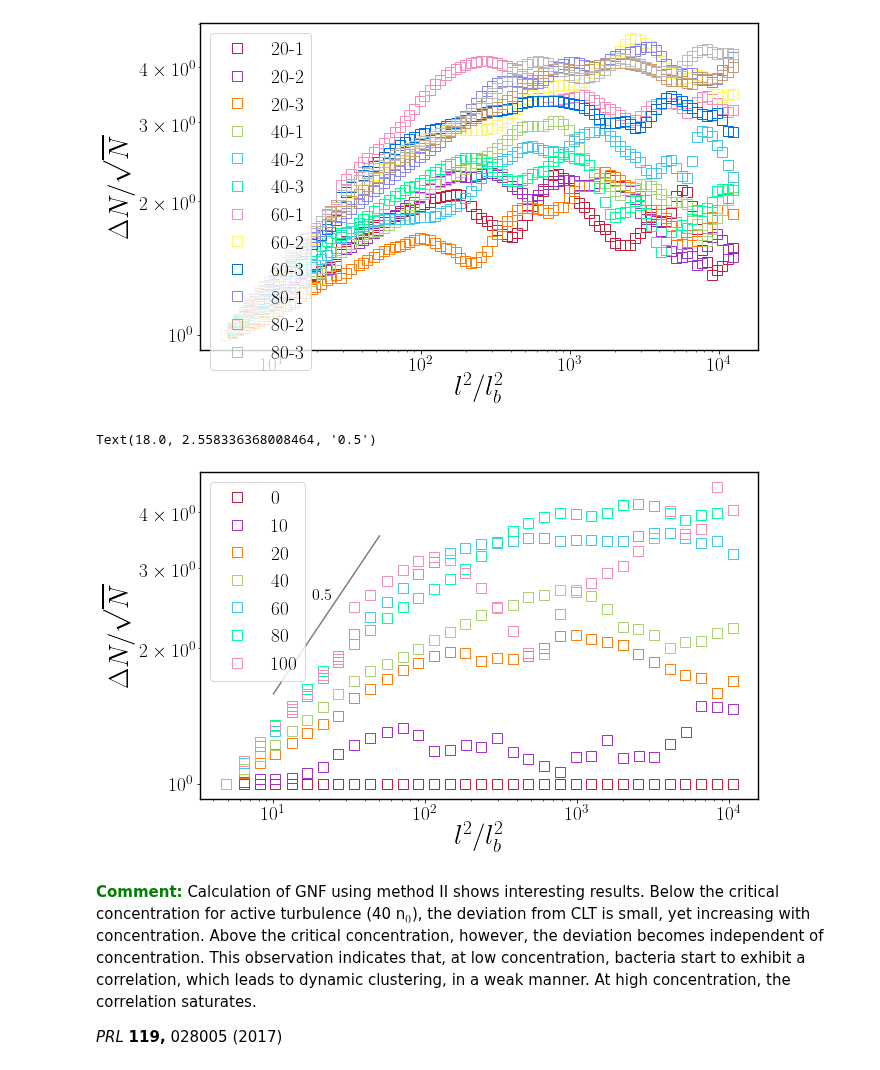
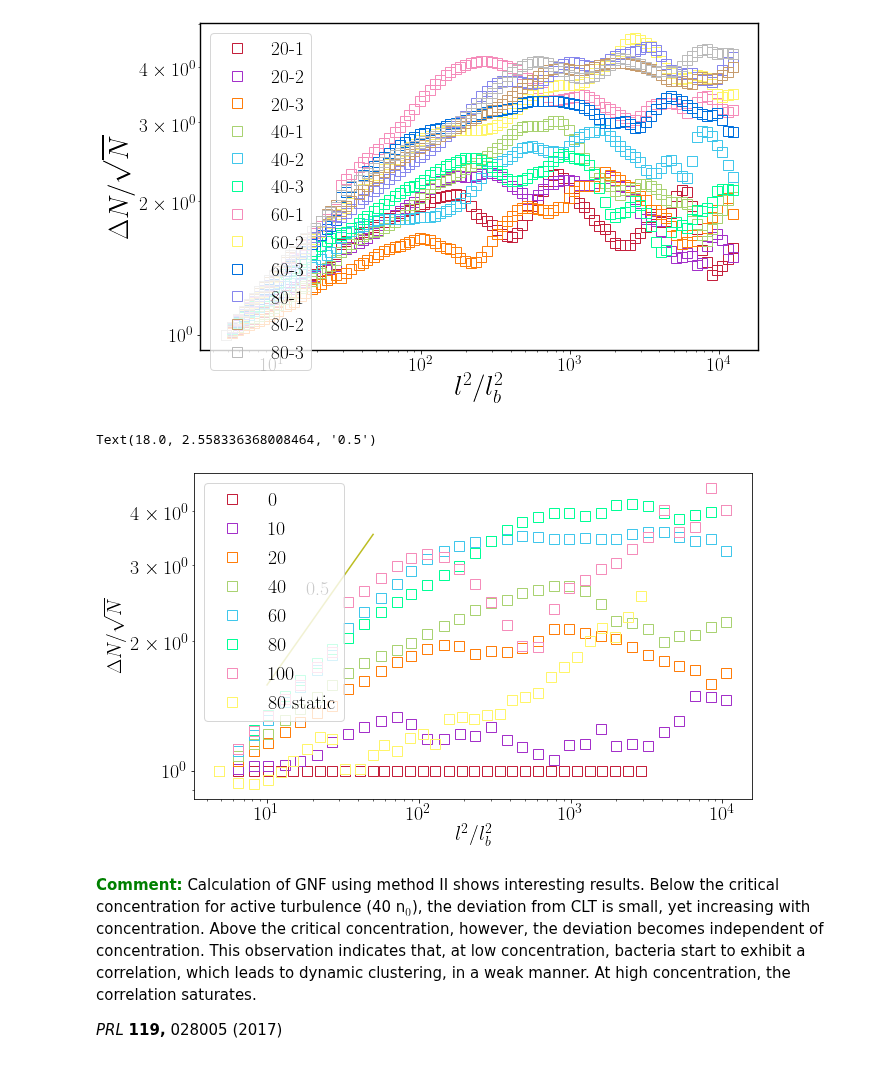
Before and after one commit to ZLoverty/Python, a Jupyter notebook: Correlation/src/fig-2_GNF.ipynb, the cells around one changed output. Saved outputs shown, nothing was run; the diff lists cells and outputs as text; code cells hidden in the pictures.

```diff
--- a/Correlation/src/fig-2_GNF.ipynb
+++ b/Correlation/src/fig-2_GNF.ipynb
@@ -22,7 +22,7 @@ from matplotlib_scalebar.scalebar import SI_LENGTH
 import matplotlib
 import pandas as pd
 matplotlib.rcParams['text.usetex'] = True
-matplotlib.rcParams['font.size'] = 16
+matplotlib.rcParams['font.size'] = 20
 matplotlib.rcParams['figure.figsize'] = 10, 6
 matplotlib.rcParams['font.family'] = 'serif'
 # %% [markdown]
@@ -307,7 +307,7 @@ Text(0, 0.5, '$\\Delta N/\\sqrt{N}$')
 [figure]
 # %%
 # Combine measurements at same concentration (20, 40, 60, 80)
-master_folder = r'D:\Wei\02042020\df2nobp_result'
+master_folder = r'E:\moreData\02042020\df2nobp_result'
 names = next(os.walk(master_folder))[1]
 data = {}
 count = {}
@@ -334,7 +334,7 @@ k += 1
 
 # 10 n0 curve
 names = ['10n0']
-master_folder = r'D:\Data\03032020\df2nobp_result'
+master_folder = r'E:\moreData\03032020\df2nobp_result'
 for name in names:
     subdata = pd.read_csv(os.path.join(master_folder, name, 'df_average.csv'))
     xx = subdata.n / (lb/mpp)**2
@@ -352,35 +352,46 @@ for kw in data:
     yy = yy / yy.iat[0]
     plt.plot(xx[0:len(xx):3], yy[0:len(yy):3], label=kw, ls='', marker='s',
             mfc=(0,0,0,0), mec=wowcolor(k), markersize=10)
     k += 1
 
 # 100 n0 curve
 names = ['100']
-master_folder = r'D:\Wei\Dynamics_raw\df2nobp_result'
+master_folder = r'E:\moreData\Dynamics_raw\df2nobp_result'
 for name in names:
     subdata = pd.read_csv(os.path.join(master_folder, name, 'df_average.csv'))
     xx = subdata.n / (lb/mpp)**2
     yy = subdata.d / subdata.n**.5
     yy = yy / yy.iat[0]
     plt.plot(xx[0:len(xx):3], yy[0:len(yy):3], label='100', ls='', marker='s',
             mfc=(0,0,0,0), mec=wowcolor(k), markersize=10)
     k += 1
+
+# Adding a static 80 n0 curve
+folder1 = r'E:\moreData\df2nobp_result_16bit\No.1P_static'
+subdata = pd.read_csv(os.path.join(folder1, 'df_average.csv'))
+xx = subdata.n / (lb/mpp)**2
+yy = subdata.d / subdata.n**.5
+yy = yy / yy.iat[0]
+xx = xx[0:len(xx):3]
+yy = yy[0:len(yy):3]
+plt.plot(xx, yy, label='80 static', ls='', marker='s',
+        mfc=(0,0,0,0), mec=wowcolor(k), markersize=10)
 
 # plot display details
 plt.legend()
 plt.xscale('log')
 plt.yscale('log')
 plt.xlabel('$l^2/l_b^2$')
 plt.ylabel('$\Delta N/\sqrt{N}$')
 
 # guide of the eye slope
 x = np.array([10, 50])
 y = x**0.5 / 2
 plt.plot(x, y)
 plt.text(0.8*x[0]+0.2*x[1], y.mean(), '0.5')
 # %% [output]
 Text(18.0, 2.558336368008464, '0.5')
-[figure, old version]
+[figure, new version]
 # %% [markdown]
 <b style="color:green">Comment:</b> Calculation of GNF using method II shows interesting results. Below the critical concentration for active turbulence (40 n$_0$), the deviation from CLT is small, yet increasing with concentration. Above the critical concentration, however, the deviation becomes independent of concentration. This observation indicates that, at low concentration, bacteria start to exhibit a correlation, which leads to dynamic clustering, in a weak manner. At high concentration, the correlation saturates.
 
```
Also changed, not shown: parts of 4 cells of this notebook, 12 other files.
